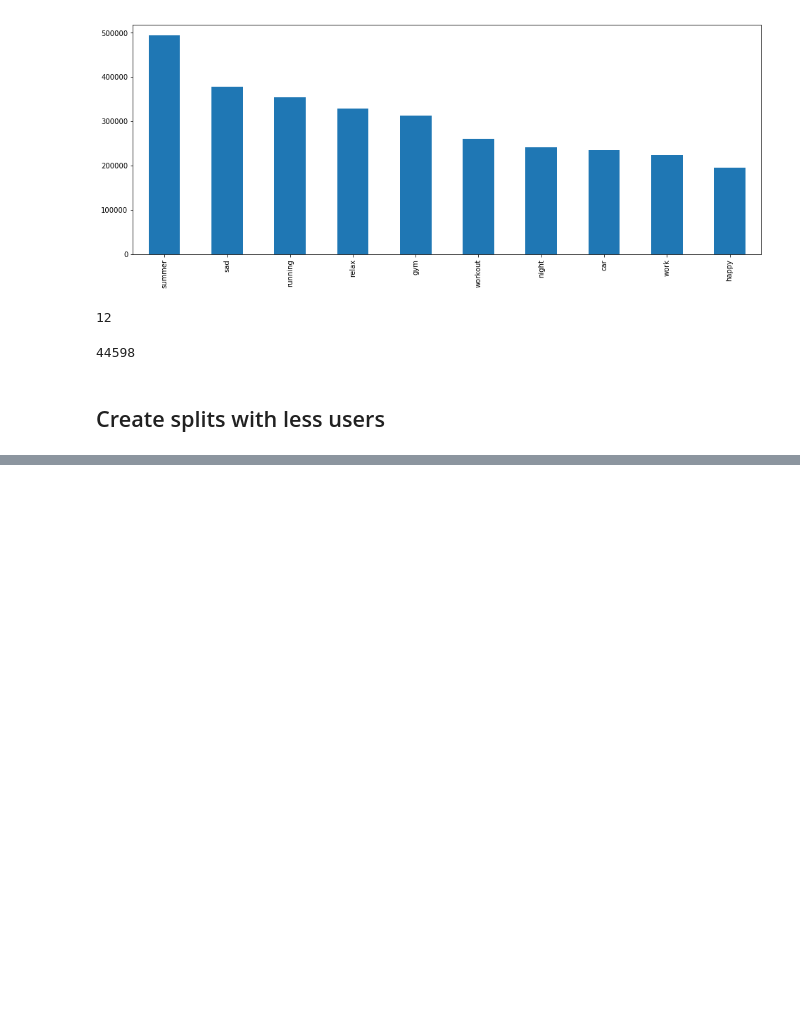
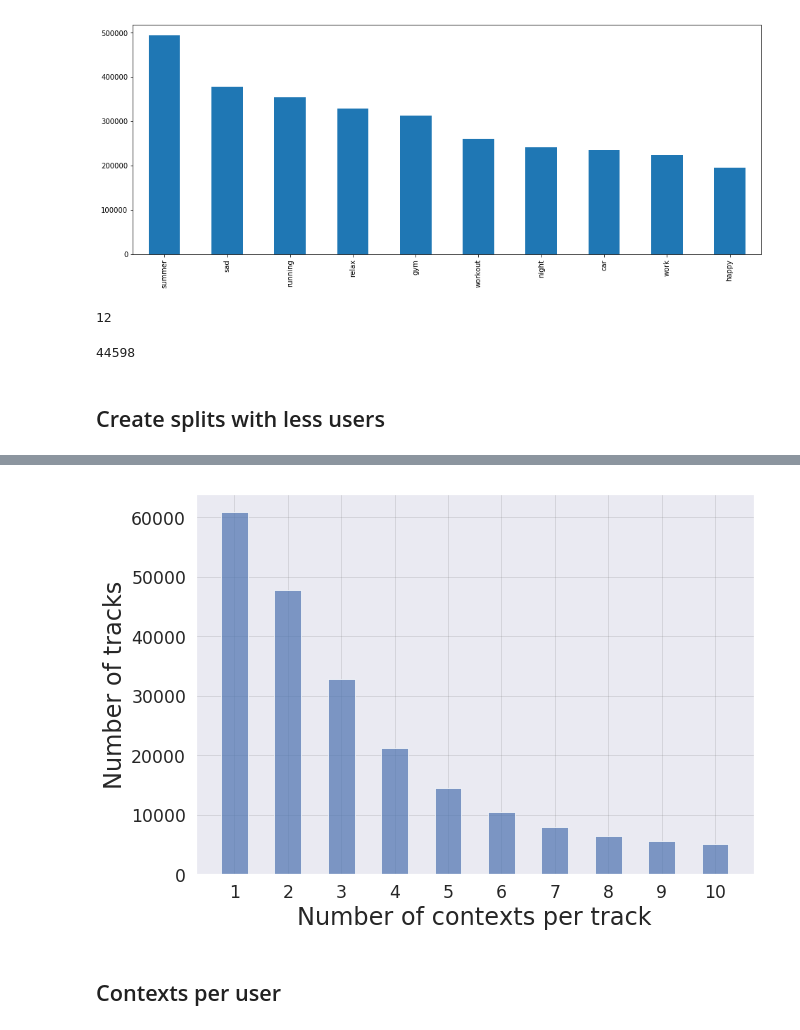
Before and after one commit to KarimMibrahim/user_based_contexts_tagging, a Jupyter notebook: Create_splits.ipynb, the cells around one changed output, grey strips where cells are left out. Saved outputs shown, nothing was run; the diff lists cells and outputs as text; code cells hidden in the pictures; blank space fills up the shorter version.

```diff
--- a/Create_splits.ipynb
+++ b/Create_splits.ipynb
@@ -350,0 +666,26 @@ active_validation_labels.to_csv(os.path.join(test_save_path, "validation_active_
+# %%
+all_samples_songs = train_gt.drop("user_id",axis = 1)
+all_samples_songs = all_samples_songs.groupby("song_id").sum()
+all_samples_songs[all_samples_songs>1] = 1
+all_samples_songs = all_samples_songs.reset_index()
+# %%
+number_labels = all_samples_songs.values[:,1:].sum(axis =1)
+# %%
+params = {'legend.fontsize': 'x-large',
+         'axes.labelsize': 'x-large',
+         'axes.titlesize':'x-large',
+         'xtick.labelsize':'x-large',
+         'ytick.labelsize':'x-large'}
+plt.rcParams.update(params)
+plt.figure(figsize=(10,7))
+g = sns.distplot(number_labels,kde = False, bins = range(1,12,1),hist_kws=dict(alpha=0.7,align = "left",rwidth =0.5))
+plt.ylabel('Number of tracks', fontsize=24)
+plt.xlabel('Number of contexts per track', fontsize=24)
+plt.xticks([1,2,3,4,5,6,7,8,9,10])
+#g.set_yscale("log")
+g.grid(True,which="both",ls="-",c='gray',alpha=0.2)
+plt.savefig("experiments_results/tracks_dist.pdf", format = 'pdf')
+# %% [output]
+[figure, added]
+# %% [markdown]
+## Contexts per user
```
Also changed, not shown: parts of 56 cells of this notebook, 21 other files.
